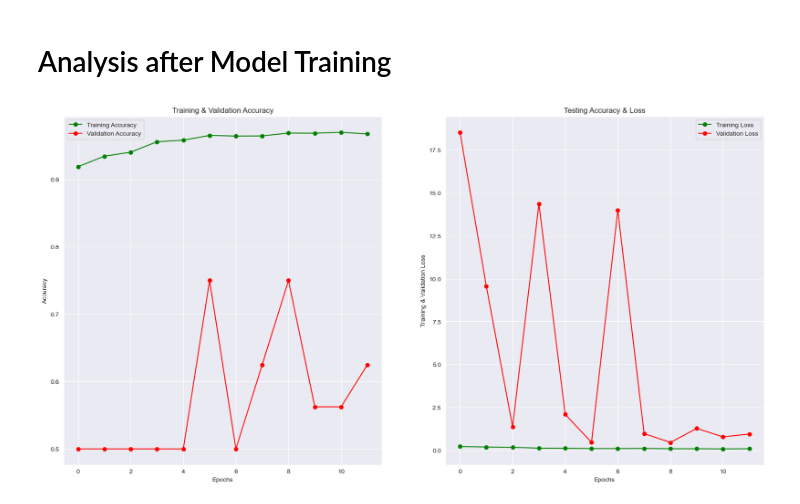
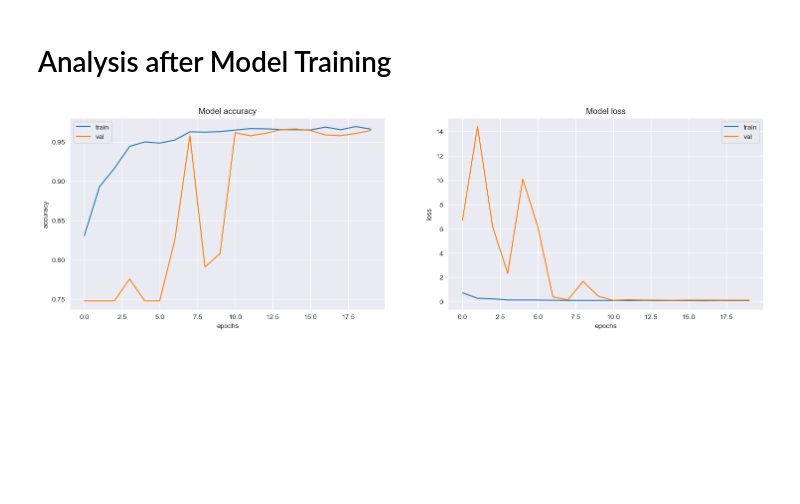
Before and after one commit to gauravsingh55/Pneumonia-Detection, a Jupyter notebook: Pneumonia-Detection-CNN.ipynb, the cells around one changed output. Cells and saved outputs as stored; diff of their text form; code cells hidden in the pictures; blank space fills up the shorter version.

```diff
--- a/Pneumonia-Detection-CNN.ipynb
+++ b/Pneumonia-Detection-CNN.ipynb
@@ -108,17 +129,11 @@ In order to avoid overfitting problem, we need to expand artificially our datase
 # With data augmentation to prevent overfitting and handling the imbalance in dataset
 
 datagen = ImageDataGenerator(
-        featurewise_center=False,  # set input mean to 0 over the dataset
-        samplewise_center=False,  # set each sample mean to 0
-        featurewise_std_normalization=False,  # divide inputs by std of the dataset
-        samplewise_std_normalization=False,  # divide each input by its std
-        zca_whitening=False,  # apply ZCA whitening
         rotation_range = 30,  # randomly rotate images in the range (degrees, 0 to 180)
         zoom_range = 0.2, # Randomly zoom image
         width_shift_range=0.1,  # randomly shift images horizontally (fraction of total width)
         height_shift_range=0.1,  # randomly shift images vertically (fraction of total height)
-        horizontal_flip = True,  # randomly flip images
-        vertical_flip=False)  # randomly flip images
+        )
 
 
 datagen.fit(x_train)
@@ -184,7 +201,7 @@ _________________________________________________________________
 learning_rate_reduction = ReduceLROnPlateau(monitor='val_accuracy', patience = 2, verbose=1,factor=0.3, min_lr=0.000001)
 # %%
 history = model.fit(datagen.flow(x_train,y_train, batch_size = 32) ,
-                    epochs = 12 ,
+                    epochs = 20 ,
                     validation_data = datagen.flow(x_val, y_val) ,
                     callbacks = [learning_rate_reduction])
 # %% [output]
@@ -216,27 +233,15 @@ Accuracy of the model is -  91.82692170143127 %
 # %% [markdown]
 # Analysis after Model Training
 # %%
-epochs = [i for i in range(12)]
-fig , ax = plt.subplots(1,2)
-train_acc = history.history['accuracy']
-train_loss = history.history['loss']
-val_acc = history.history['val_accuracy']
-val_loss = history.history['val_loss']
-fig.set_size_inches(20,10)
+figure, axis = plt.subplots(1, 2, figsize=(18,5))
+axis = axis.ravel()
 
-ax[0].plot(epochs , train_acc , 'go-' , label = 'Training Accuracy')
-ax[0].plot(epochs , val_acc , 'ro-' , label = 'Validation Accuracy')
-ax[0].set_title('Training & Validation Accuracy')
-ax[0].legend()
-ax[0].set_xlabel("Epochs")
-ax[0].set_ylabel("Accuracy")
-
-ax[1].plot(epochs , train_loss , 'g-o' , label = 'Training Loss')
-ax[1].plot(epochs , val_loss , 'r-o' , label = 'Validation Loss')
-ax[1].set_title('Testing Accuracy & Loss')
-ax[1].legend()
-ax[1].set_xlabel("Epochs")
-ax[1].set_ylabel("Training & Validation Loss")
-plt.show()
+for i,element in enumerate(['accuracy', 'loss']):
+    axis[i].plot(history.history[element])
+    axis[i].plot(history.history['val_' + element])
+    axis[i].set_title('Model {}'.format(element))
+    axis[i].set_xlabel('epochs')
+    axis[i].set_ylabel(element)
+    axis[i].legend(['train', 'val'])
 # %% [output]
-[figure, old version]
+[figure, new version]
```
Also changed, not shown: parts of 20 cells of this notebook, 2 other files.
